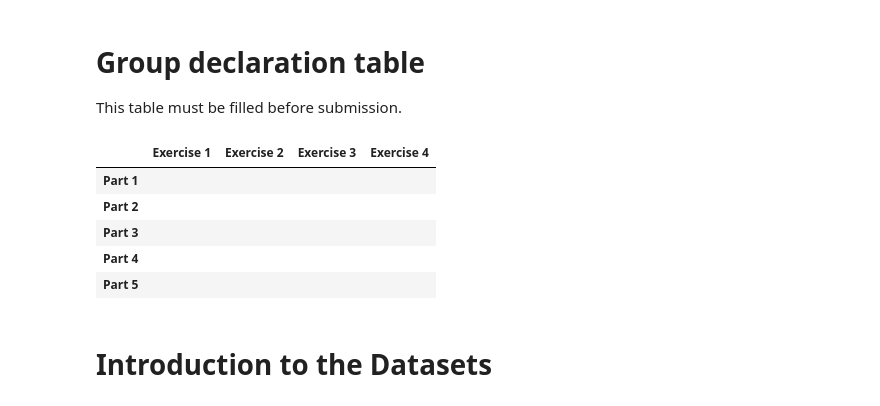
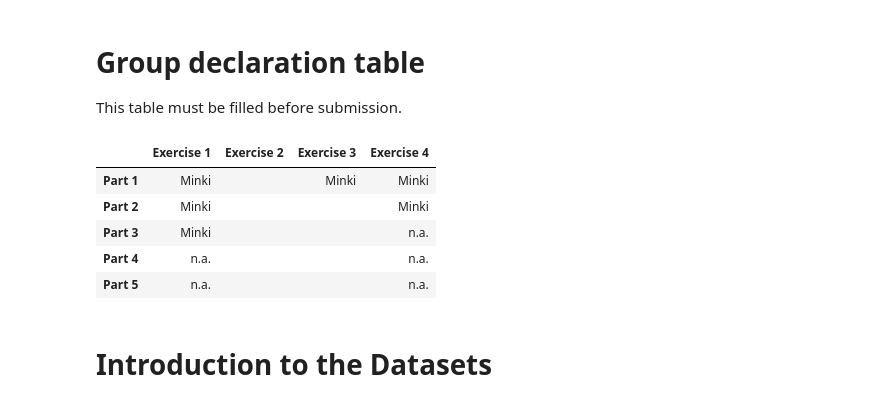
Before and after one commit to minkichunm/ComputationalToolsforDataScience, a Jupyter notebook: 02807_Project_1_ipynb_ex4.ipynb, the cells around one changed output. Saved outputs shown, nothing was run; the diff lists cells and outputs as text; code cells hidden in the pictures.

```diff
--- a/02807_Project_1_ipynb_ex4.ipynb
+++ b/02807_Project_1_ipynb_ex4.ipynb
@@ -73,22 +73,22 @@ This table must be filled before submission.
 # %%
 import pandas as pd
 
-d = {'Exercise 1' : ["", "", "", "", ""],
+d = {'Exercise 1' : ["Minki", "Minki", "Minki", "n.a.", "n.a."],
      'Exercise 2' : ["", "", "", "", ""],
-     'Exercise 3' : ["", "", "", "", ""],
-     'Exercise 4' : ["", "", "", "", ""],
+     'Exercise 3' : ["Minki", "", "", "", ""],
+     'Exercise 4' : ["Minki", "Minki", "n.a.", "n.a.", "n.a."],
      }
 
 ct = pd.DataFrame(d, index =['Part 1','Part 2','Part 3','Part 4','Part 5'])
 
 ct
 # %% [output]
 |  | Exercise 1 | Exercise 2 | Exercise 3 | Exercise 4 |
-| Part 1 |  |  |  |  |
-| Part 2 |  |  |  |  |
-| Part 3 |  |  |  |  |
-| Part 4 |  |  |  |  |
-| Part 5 |  |  |  |  |
+| Part 1 | Minki |  | Minki | Minki |
+| Part 2 | Minki |  |  | Minki |
+| Part 3 | Minki |  |  | n.a. |
+| Part 4 | n.a. |  |  | n.a. |
+| Part 5 | n.a. |  |  | n.a. |
 # %% [markdown]
 # Introduction to the Datasets
 # %% [markdown]
```
Also changed, not shown: parts of 1 cell of this notebook.
